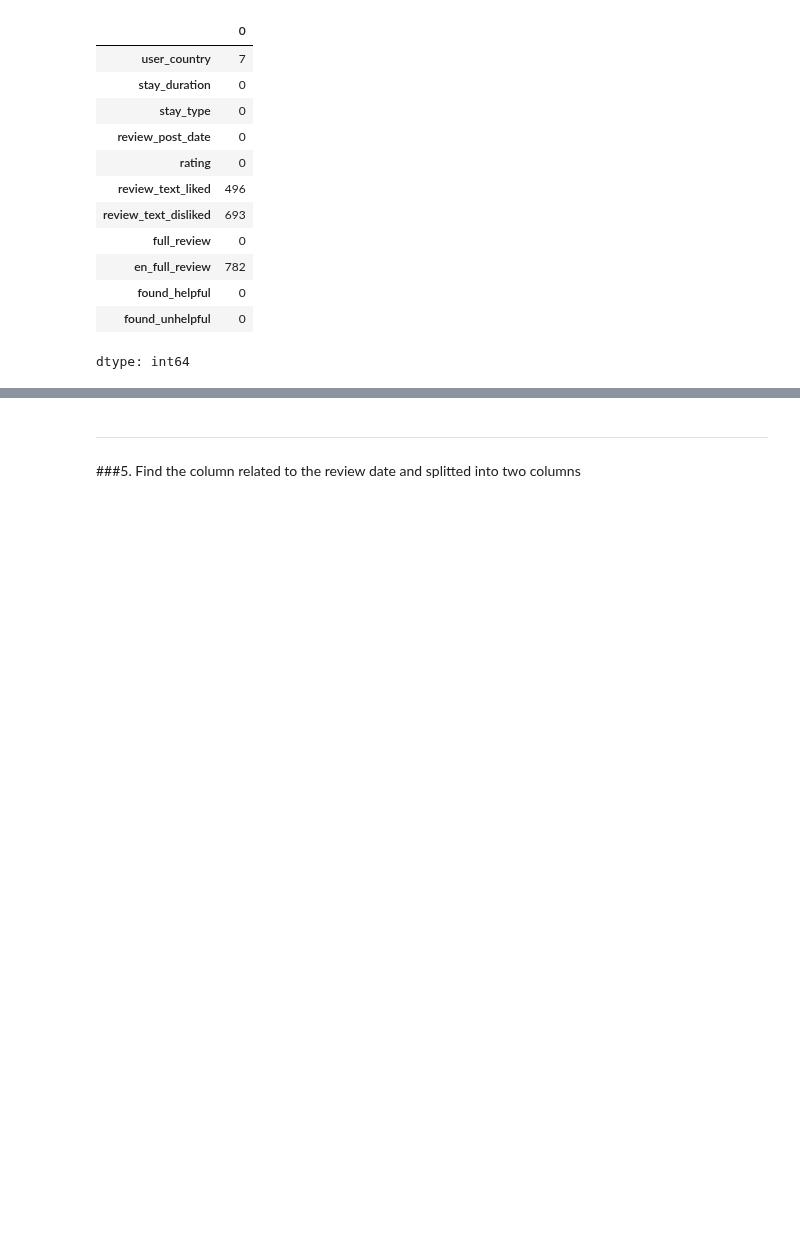
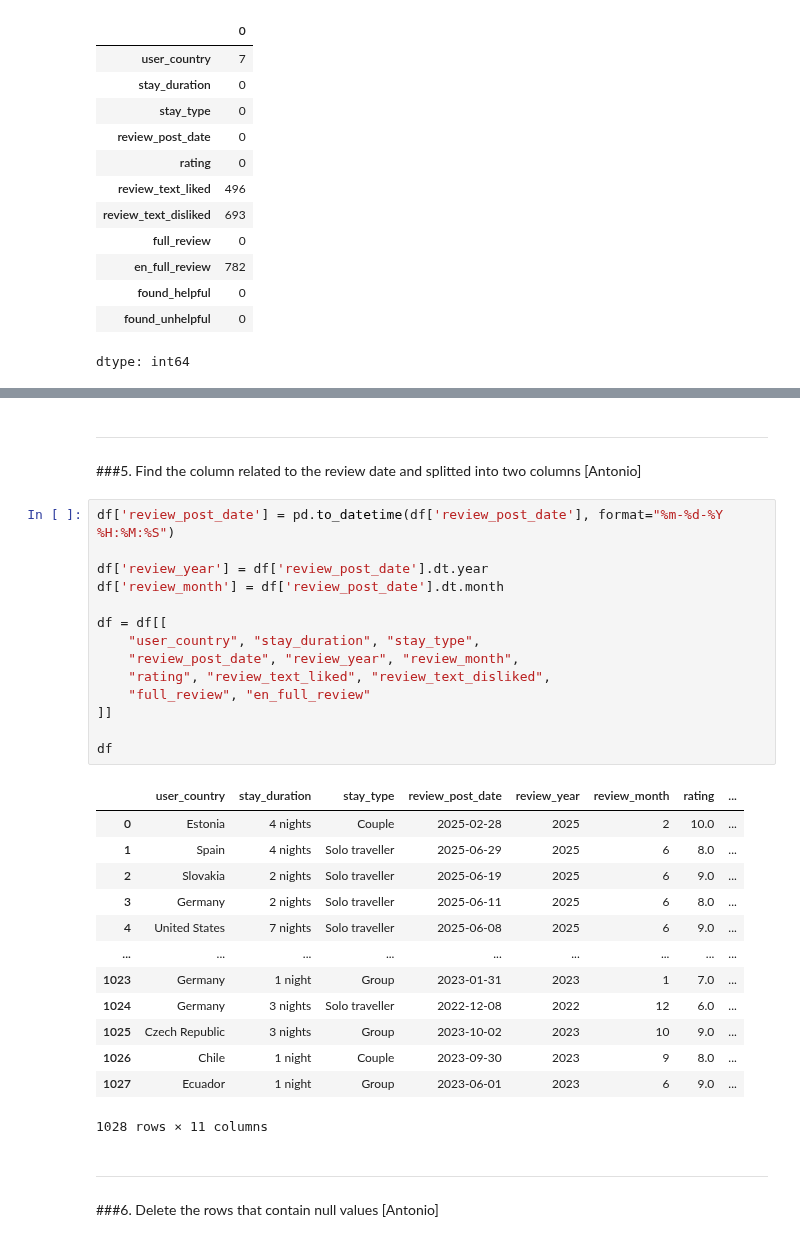
Before and after one commit to danielgancino/act2_si_225_group4, a Jupyter notebook: act2_si_eda_225_group4.ipynb, the cells around one changed output, grey strips where cells are left out. Cells and saved outputs as stored; diff of their text form; blank space fills up the shorter version.

```diff
--- a/act2_si_eda_225_group4.ipynb
+++ b/act2_si_eda_225_group4.ipynb
@@ -120,3 +220,34 @@ dtype: int64
 # %% [markdown]
 ------------
-###5. Find the column related to the review date and splitted into two columns
+###5. Find the column related to the review date and splitted into two columns [Antonio]
+# %%
+df['review_post_date'] = pd.to_datetime(df['review_post_date'], format="%m-%d-%Y %H:%M:%S")
+
+df['review_year'] = df['review_post_date'].dt.year
+df['review_month'] = df['review_post_date'].dt.month
+
+df = df[[
+    "user_country", "stay_duration", "stay_type",
+    "review_post_date", "review_year", "review_month",
+    "rating", "review_text_liked", "review_text_disliked",
+    "full_review", "en_full_review"
+]]
+
+df
+# %% [output]
+|  | user_country | stay_duration | stay_type | review_post_date | review_year | review_month | rating | ... |
+| 0 | Estonia | 4 nights | Couple | 2025-02-28 | 2025 | 2 | 10.0 | ... |
+| 1 | Spain | 4 nights | Solo traveller | 2025-06-29 | 2025 | 6 | 8.0 | ... |
+| 2 | Slovakia | 2 nights | Solo traveller | 2025-06-19 | 2025 | 6 | 9.0 | ... |
+| 3 | Germany | 2 nights | Solo traveller | 2025-06-11 | 2025 | 6 | 8.0 | ... |
+| 4 | United States | 7 nights | Solo traveller | 2025-06-08 | 2025 | 6 | 9.0 | ... |
+| ... | ... | ... | ... | ... | ... | ... | ... | ... |
+| 1023 | Germany | 1 night | Group | 2023-01-31 | 2023 | 1 | 7.0 | ... |
+| 1024 | Germany | 3 nights | Solo traveller | 2022-12-08 | 2022 | 12 | 6.0 | ... |
+| 1025 | Czech Republic | 3 nights | Group | 2023-10-02 | 2023 | 10 | 9.0 | ... |
+| 1026 | Chile | 1 night | Couple | 2023-09-30 | 2023 | 9 | 8.0 | ... |
+| 1027 | Ecuador | 1 night | Group | 2023-06-01 | 2023 | 6 | 9.0 | ... |
+1028 rows × 11 columns
+# %% [markdown]
+------------
+###6. Delete the rows that contain null values [Antonio]
```
Also changed, not shown: parts of 32 cells of this notebook.
